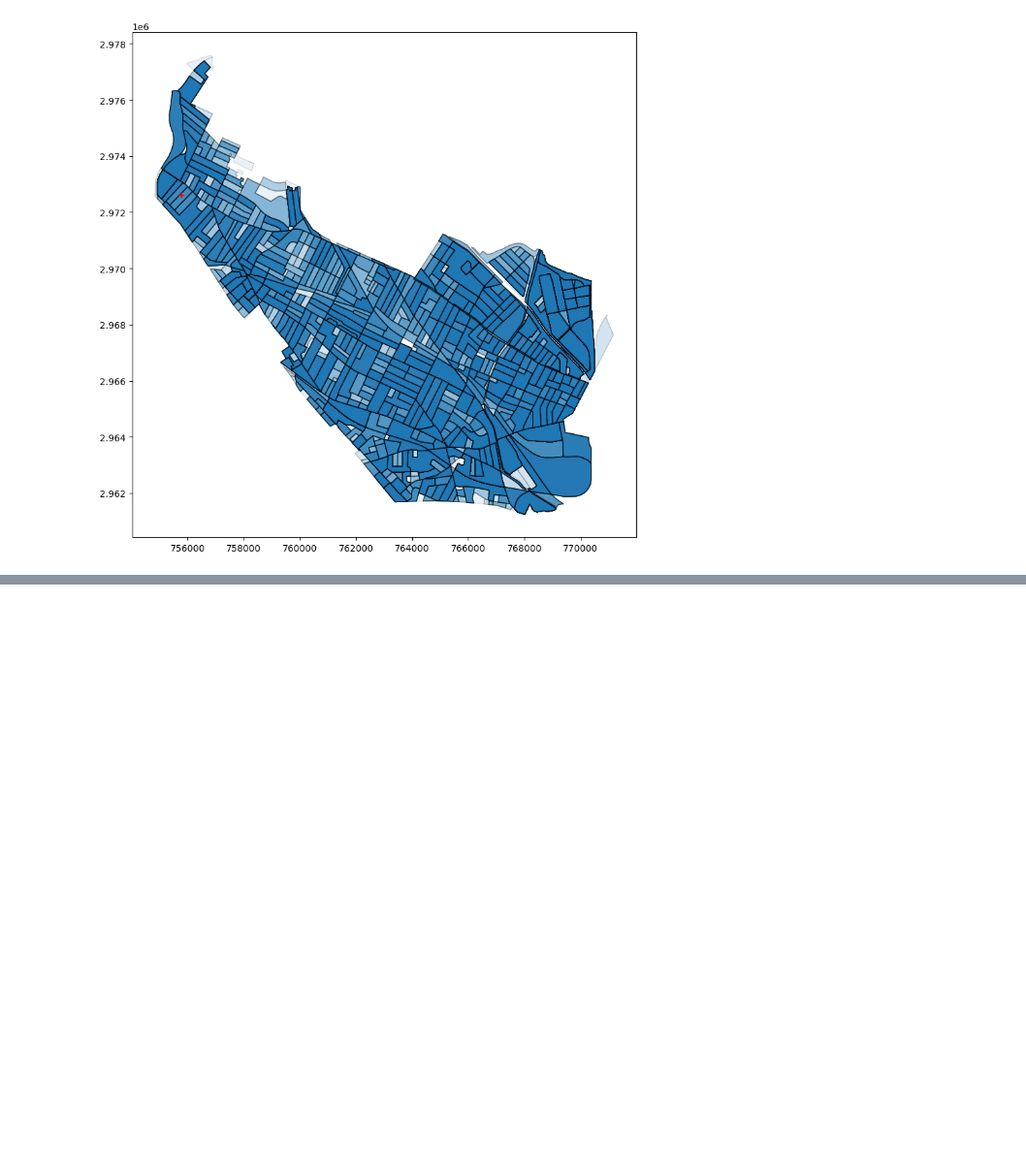
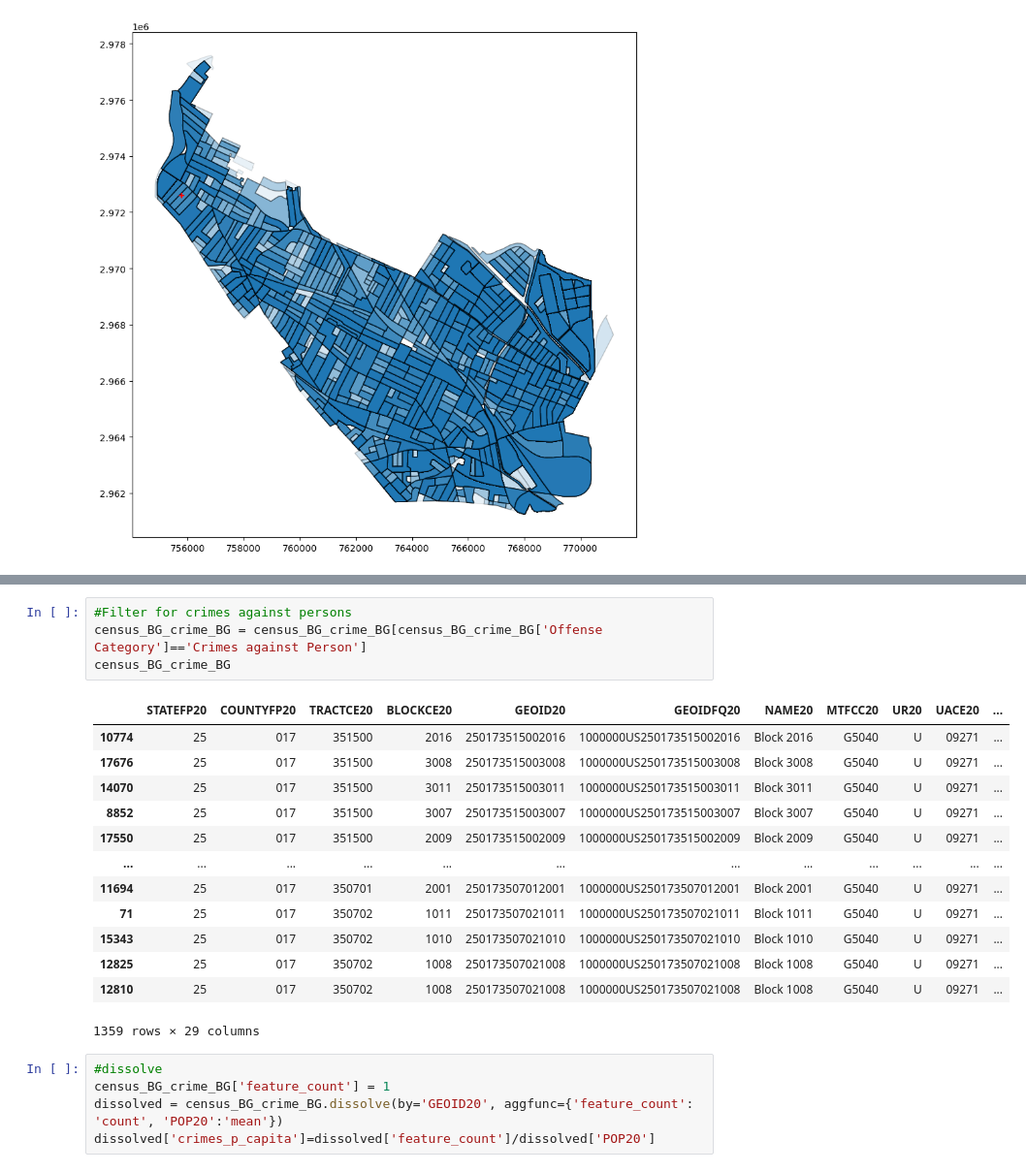
Before and after one commit to meade68/DACSS_690D_Week09_HW2, a Jupyter notebook: code.ipynb, the cells around one changed output, grey strips where cells are left out. Shown at 97% size. Drawn from its saved outputs; the diff is of its cells as text; blank space fills up the shorter version.

```diff
--- a/code.ipynb
+++ b/code.ipynb
@@ -94,3 +111,26 @@ apt_old_gdf.plot(ax=base,marker="+",color='red')
+# %%
+#Filter for crimes against persons
+census_BG_crime_BG = census_BG_crime_BG[census_BG_crime_BG['Offense Category']=='Crimes against Person']
+census_BG_crime_BG
+# %% [output]
+|  | STATEFP20 | COUNTYFP20 | TRACTCE20 | BLOCKCE20 | GEOID20 | GEOIDFQ20 | NAME20 | MTFCC20 | UR20 | UACE20 | ... |
+| 10774 | 25 | 017 | 351500 | 2016 | 250173515002016 | 1000000US250173515002016 | Block 2016 | G5040 | U | 09271 | ... |
+| 17676 | 25 | 017 | 351500 | 3008 | 250173515003008 | 1000000US250173515003008 | Block 3008 | G5040 | U | 09271 | ... |
+| 14070 | 25 | 017 | 351500 | 3011 | 250173515003011 | 1000000US250173515003011 | Block 3011 | G5040 | U | 09271 | ... |
+| 8852 | 25 | 017 | 351500 | 3007 | 250173515003007 | 1000000US250173515003007 | Block 3007 | G5040 | U | 09271 | ... |
+| 17550 | 25 | 017 | 351500 | 2009 | 250173515002009 | 1000000US250173515002009 | Block 2009 | G5040 | U | 09271 | ... |
+| ... | ... | ... | ... | ... | ... | ... | ... | ... | ... | ... | ... |
+| 11694 | 25 | 017 | 350701 | 2001 | 250173507012001 | 1000000US250173507012001 | Block 2001 | G5040 | U | 09271 | ... |
+| 71 | 25 | 017 | 350702 | 1011 | 250173507021011 | 1000000US250173507021011 | Block 1011 | G5040 | U | 09271 | ... |
+| 15343 | 25 | 017 | 350702 | 1010 | 250173507021010 | 1000000US250173507021010 | Block 1010 | G5040 | U | 09271 | ... |
+| 12825 | 25 | 017 | 350702 | 1008 | 250173507021008 | 1000000US250173507021008 | Block 1008 | G5040 | U | 09271 | ... |
+| 12810 | 25 | 017 | 350702 | 1008 | 250173507021008 | 1000000US250173507021008 | Block 1008 | G5040 | U | 09271 | ... |
+1359 rows × 29 columns
+# %%
+#dissolve
+census_BG_crime_BG['feature_count'] = 1
+dissolved = census_BG_crime_BG.dissolve(by='GEOID20', aggfunc={'feature_count': 'count', 'POP20':'mean'})
+dissolved['crimes_p_capita']=dissolved['feature_count']/dissolved['POP20']
 # %%
 #create grids
 from tobler.util import h3fy as h3
```
Also changed, not shown: parts of 4 cells of this notebook, 1 other file.
